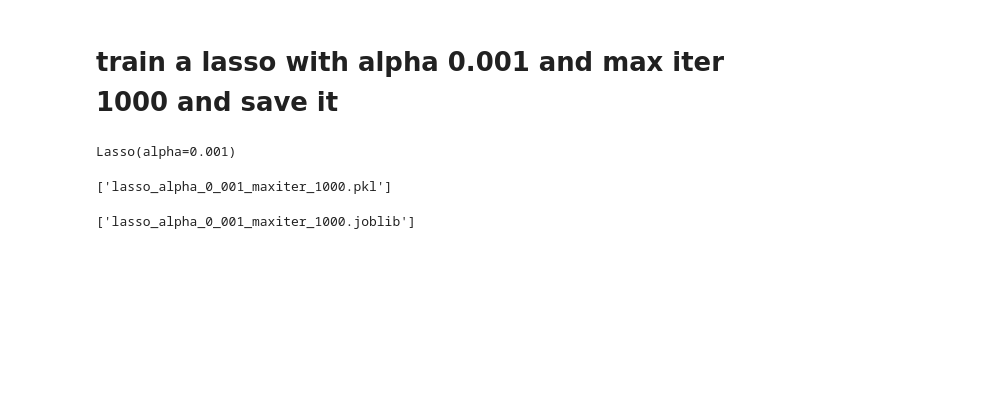
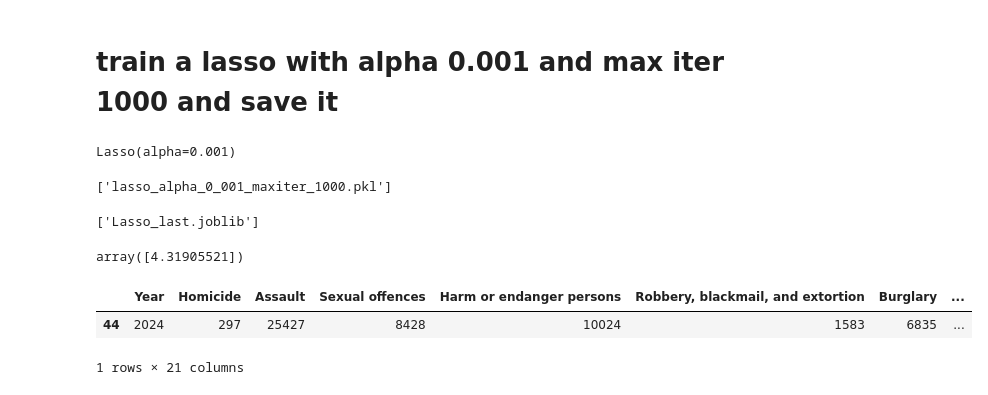
Before and after one commit to Basuru12/Newzealand-Crime-Prediction, a Jupyter notebook: Hyper-Parameter-Tuning.ipynb, the cells around one changed output. Drawn from its saved outputs; the diff is of its cells as text; code cells hidden in the pictures; blank space fills up the shorter version.

```diff
--- a/Hyper-Parameter-Tuning.ipynb
+++ b/Hyper-Parameter-Tuning.ipynb
@@ -218,6 +197,16 @@ lasso = Lasso(alpha=0.001, max_iter=1000)
 lasso.fit(X, y)
 
 # Save as .joblib file
-joblib.dump(lasso, "lasso_alpha_0_001_maxiter_1000.joblib")
+joblib.dump(lasso, "Lasso_last.joblib")
 # %% [output]
-['lasso_alpha_0_001_maxiter_1000.joblib']
+['Lasso_last.joblib']
+# %%
+lasso.predict(X[-1:])
+# %% [output]
+array([4.31905521])
+# %%
+X[-1:]
+# %% [output]
+|  | Year | Homicide | Assault | Sexual offences | Harm or endanger persons | Robbery, blackmail, and extortion | Burglary | ... |
+| 44 | 2024 | 297 | 25427 | 8428 | 10024 | 1583 | 6835 | ... |
+1 rows × 21 columns
```
Also changed, not shown: parts of 1 cell of this notebook, 1 other file.
